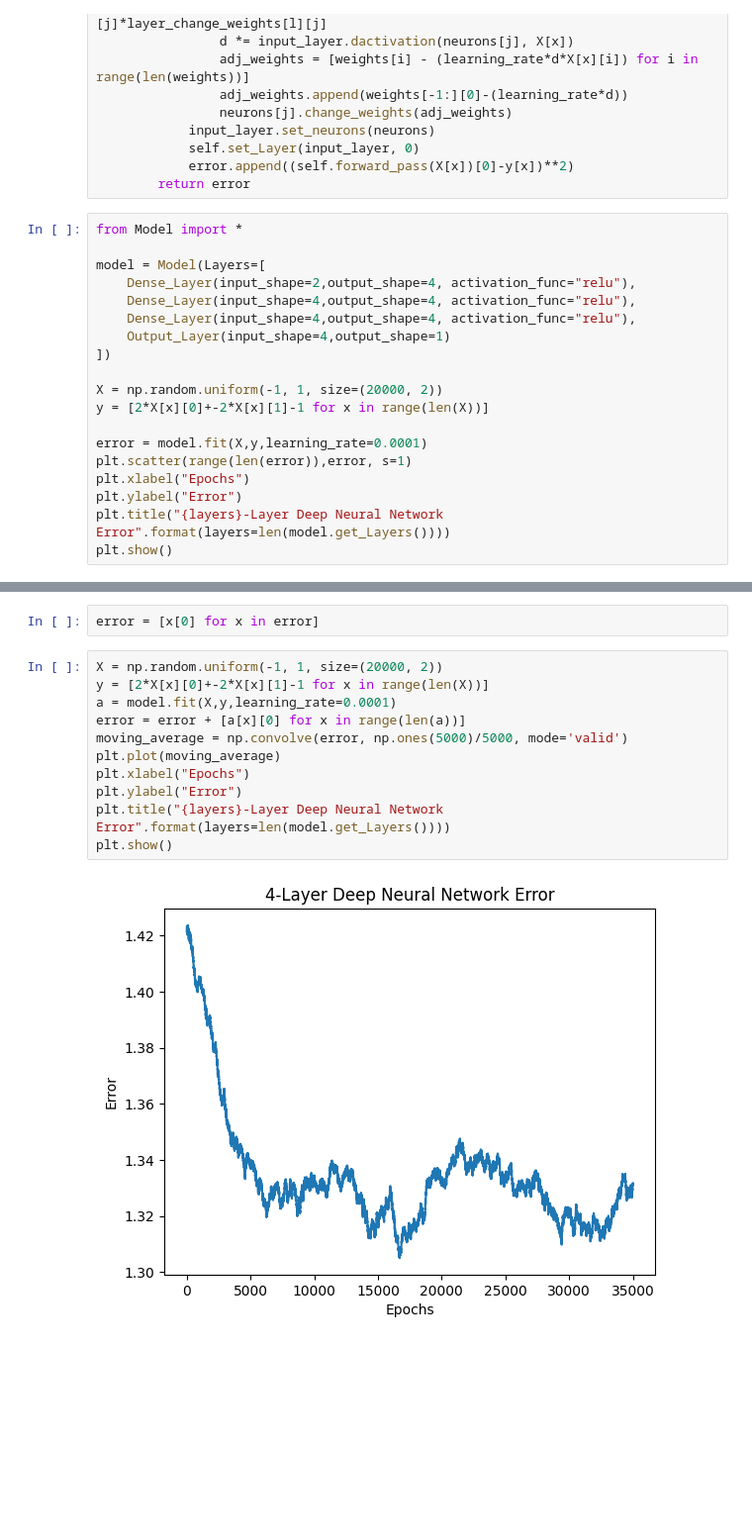
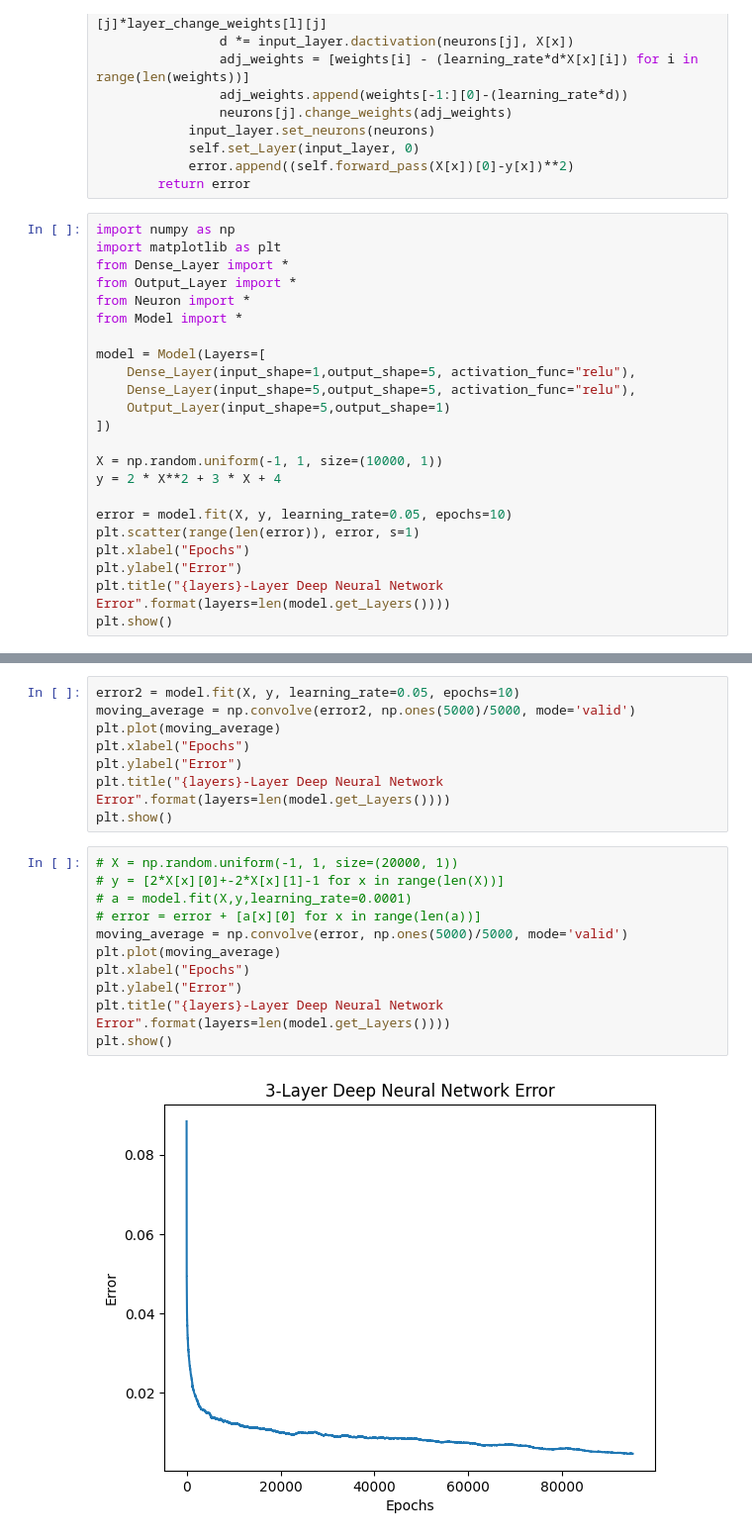
Before and after one commit to jtang25/NeuralNetwork, a Jupyter notebook: test.ipynb, the cells around one changed output, grey strips where cells are left out. Shown at 99% size. Drawn from its saved outputs; the diff is of its cells as text; blank space fills up the shorter version.

```diff
--- a/test.ipynb
+++ b/test.ipynb
@@ -212,20 +212,24 @@ class Model:
             error.append((self.forward_pass(X[x])[0]-y[x])**2)
         return error
 # %%
+import numpy as np
+import matplotlib as plt
+from Dense_Layer import *
+from Output_Layer import *
+from Neuron import *
 from Model import *
 
 model = Model(Layers=[
-    Dense_Layer(input_shape=2,output_shape=4, activation_func="relu"),
-    Dense_Layer(input_shape=4,output_shape=4, activation_func="relu"),
-    Dense_Layer(input_shape=4,output_shape=4, activation_func="relu"),
-    Output_Layer(input_shape=4,output_shape=1)
+    Dense_Layer(input_shape=1,output_shape=5, activation_func="relu"),
+    Dense_Layer(input_shape=5,output_shape=5, activation_func="relu"),
+    Output_Layer(input_shape=5,output_shape=1)
 ])
 
-X = np.random.uniform(-1, 1, size=(20000, 2))
-y = [2*X[x][0]+-2*X[x][1]-1 for x in range(len(X))]
+X = np.random.uniform(-1, 1, size=(10000, 1))
+y = 2 * X**2 + 3 * X + 4
 
-error = model.fit(X,y,learning_rate=0.0001)
-plt.scatter(range(len(error)),error, s=1)
+error = model.fit(X, y, learning_rate=0.05, epochs=10)
+plt.scatter(range(len(error)), error, s=1)
 plt.xlabel("Epochs")
 plt.ylabel("Error")
 plt.title("{layers}-Layer Deep Neural Network Error".format(layers=len(model.get_Layers())))
@@ -235,15 +249,21 @@ plt.show()
-# %%
-error = [x[0] for x in error]
+# %%
+error2 = model.fit(X, y, learning_rate=0.05, epochs=10)
+moving_average = np.convolve(error2, np.ones(5000)/5000, mode='valid')
+plt.plot(moving_average)
+plt.xlabel("Epochs")
+plt.ylabel("Error")
+plt.title("{layers}-Layer Deep Neural Network Error".format(layers=len(model.get_Layers())))
+plt.show()
 # %%
-X = np.random.uniform(-1, 1, size=(20000, 2))
-y = [2*X[x][0]+-2*X[x][1]-1 for x in range(len(X))]
-a = model.fit(X,y,learning_rate=0.0001)
-error = error + [a[x][0] for x in range(len(a))]
+# X = np.random.uniform(-1, 1, size=(20000, 1))
+# y = [2*X[x][0]+-2*X[x][1]-1 for x in range(len(X))]
+# a = model.fit(X,y,learning_rate=0.0001)
+# error = error + [a[x][0] for x in range(len(a))]
 moving_average = np.convolve(error, np.ones(5000)/5000, mode='valid')
 plt.plot(moving_average)
 plt.xlabel("Epochs")
 plt.ylabel("Error")
 plt.title("{layers}-Layer Deep Neural Network Error".format(layers=len(model.get_Layers())))
 plt.show()
 # %% [output]
-[figure, old version]
+[figure, new version]
```
Also changed, not shown: parts of 11 cells of this notebook, 2 other files.
